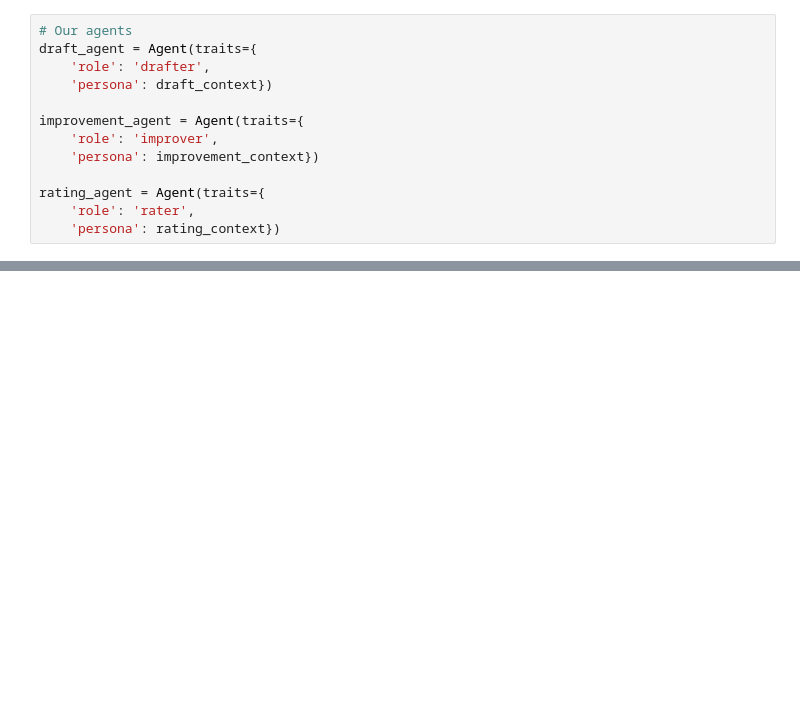
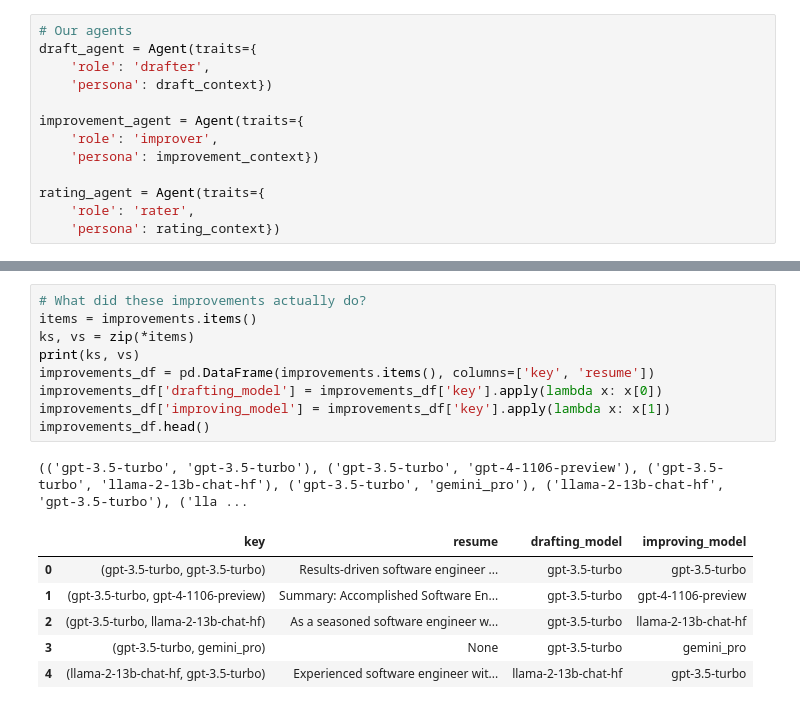
Before and after one commit to jkaashoek/llms_and_resumes, a Jupyter notebook: generate_resumes.ipynb, the cells around one changed output, grey strips where cells are left out. Cells and saved outputs as stored; diff of their text form; blank space fills up the shorter version.

```diff
--- a/generate_resumes.ipynb
+++ b/generate_resumes.ipynb
@@ -254,0 +267,17 @@ plt.show()
+# %%
+# What did these improvements actually do?
+items = improvements.items()
+ks, vs = zip(*items)
+print(ks, vs)
+improvements_df = pd.DataFrame(improvements.items(), columns=['key', 'resume'])
+improvements_df['drafting_model'] = improvements_df['key'].apply(lambda x: x[0])
+improvements_df['improving_model'] = improvements_df['key'].apply(lambda x: x[1])
+improvements_df.head()
+# %% [output]
+(('gpt-3.5-turbo', 'gpt-3.5-turbo'), ('gpt-3.5-turbo', 'gpt-4-1106-preview'), ('gpt-3.5-turbo', 'llama-2-13b-chat-hf'), ('gpt-3.5-turbo', 'gemini_pro'), ('llama-2-13b-chat-hf', 'gpt-3.5-turbo'), ('lla ...
+|  | key | resume | drafting_model | improving_model |
+| 0 | (gpt-3.5-turbo, gpt-3.5-turbo) | Results-driven software engineer ... | gpt-3.5-turbo | gpt-3.5-turbo |
+| 1 | (gpt-3.5-turbo, gpt-4-1106-preview) | Summary: Accomplished Software En... | gpt-3.5-turbo | gpt-4-1106-preview |
+| 2 | (gpt-3.5-turbo, llama-2-13b-chat-hf) | As a seasoned software engineer w... | gpt-3.5-turbo | llama-2-13b-chat-hf |
+| 3 | (gpt-3.5-turbo, gemini_pro) | None | gpt-3.5-turbo | gemini_pro |
+| 4 | (llama-2-13b-chat-hf, gpt-3.5-turbo) | Experienced software engineer wit... | llama-2-13b-chat-hf | gpt-3.5-turbo |
```
Also changed, not shown: parts of 13 cells of this notebook, 1 other file.
